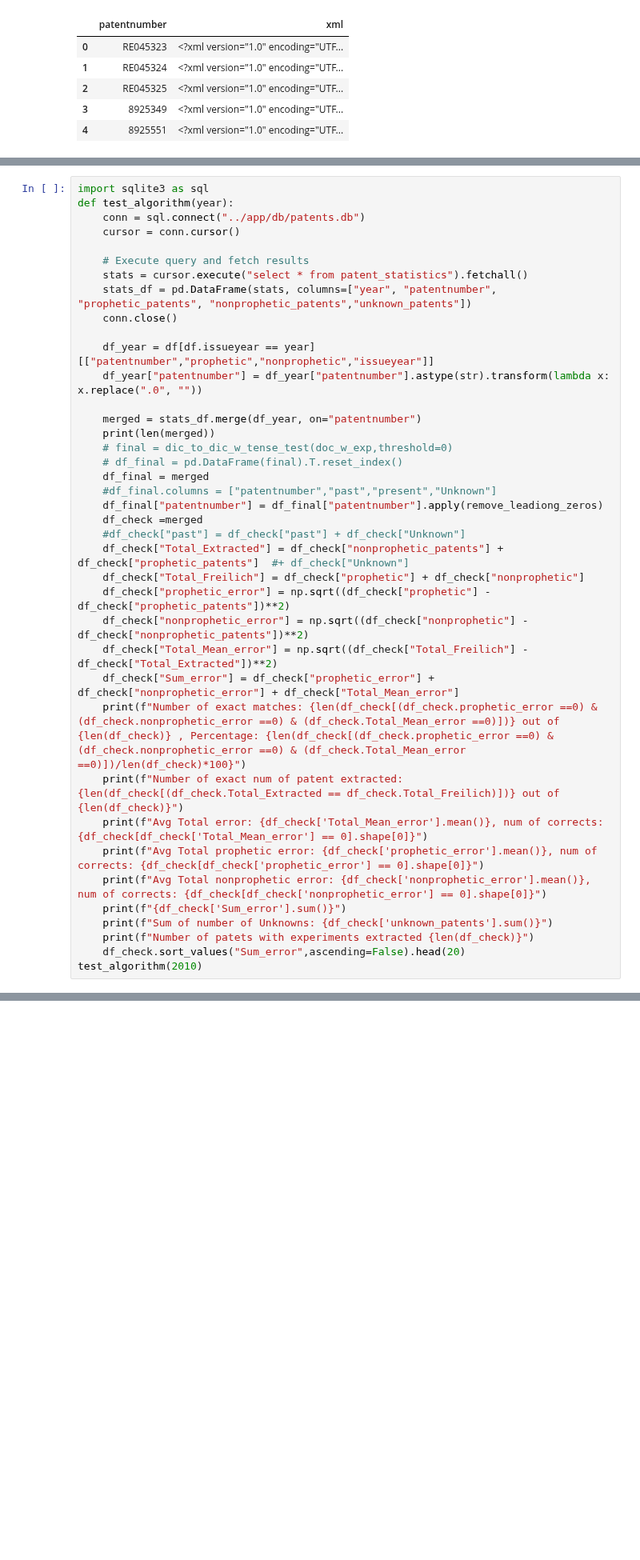
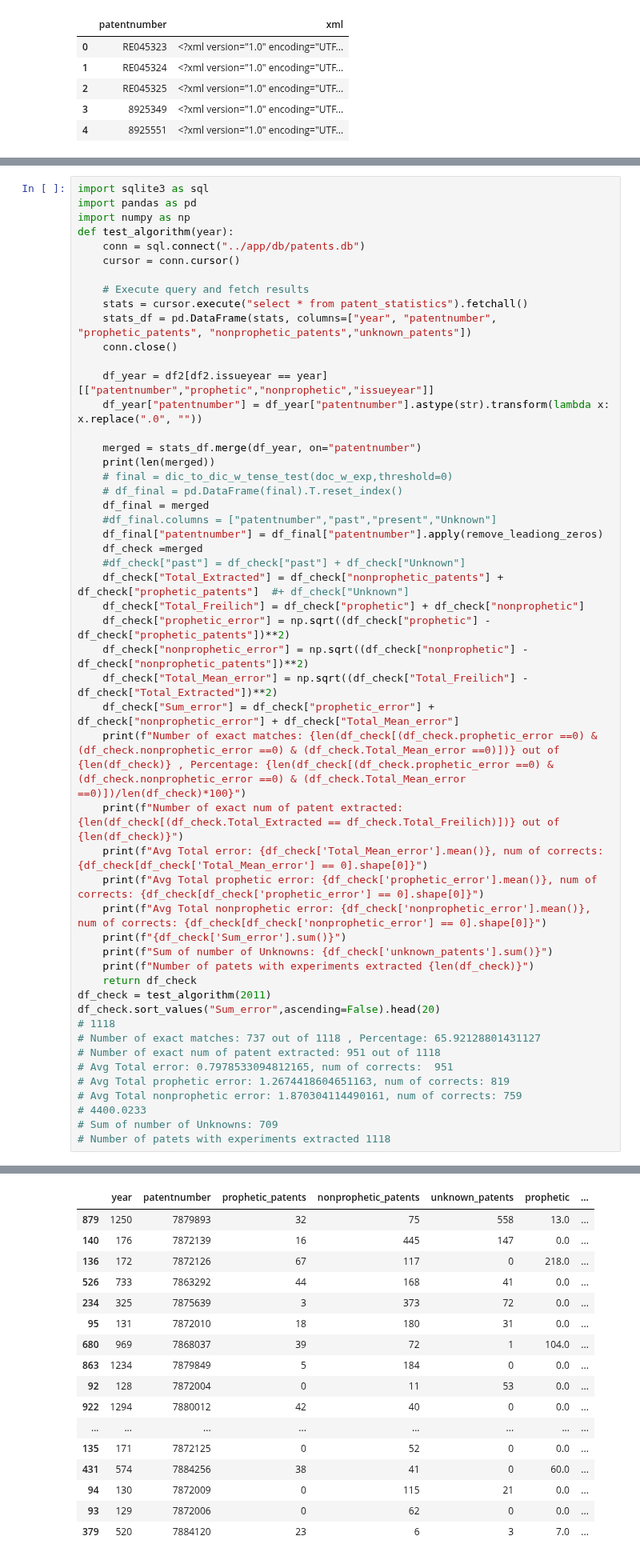
Before and after one commit to AmirMohammadiKarbalaei/prophetic_patents, a Jupyter notebook: notebooks/freilich_test_set.ipynb, the cells around one changed output, grey strips where cells are left out. Shown at 80% size. Saved outputs shown, nothing was run; the diff lists cells and outputs as text; blank space fills up the shorter version.

```diff
--- a/notebooks/freilich_test_set.ipynb
+++ b/notebooks/freilich_test_set.ipynb
@@ -83,5 +190,7 @@ df2.head()
 # %%
 import sqlite3 as sql
+import pandas as pd
+import numpy as np
 def test_algorithm(year):
     conn = sql.connect("../app/db/patents.db")
     cursor = conn.cursor()
@@ -91,7 +200,7 @@ def test_algorithm(year):
     stats_df = pd.DataFrame(stats, columns=["year", "patentnumber", "prophetic_patents", "nonprophetic_patents","unknown_patents"])
     conn.close()
 
-    df_year = df[df.issueyear == year][["patentnumber","prophetic","nonprophetic","issueyear"]]
+    df_year = df2[df2.issueyear == year][["patentnumber","prophetic","nonprophetic","issueyear"]]
     df_year["patentnumber"] = df_year["patentnumber"].astype(str).transform(lambda x: x.replace(".0", ""))
 
     merged = stats_df.merge(df_year, on="patentnumber")
@@ -117,6 +226,16 @@ def test_algorithm(year):
     print(f"{df_check['Sum_error'].sum()}")
     print(f"Sum of number of Unknowns: {df_check['unknown_patents'].sum()}")
     print(f"Number of patets with experiments extracted {len(df_check)}")
-    df_check.sort_values("Sum_error",ascending=False).head(20)
-test_algorithm(2010)
+    return df_check
+df_check = test_algorithm(2011)
+df_check.sort_values("Sum_error",ascending=False).head(20)
+# 1118
+# Number of exact matches: 737 out of 1118 , Percentage: 65.92128801431127
+# Number of exact num of patent extracted: 951 out of 1118
+# Avg Total error: 0.7978533094812165, num of corrects:  951
+# Avg Total prophetic error: 1.2674418604651163, num of corrects: 819
+# Avg Total nonprophetic error: 1.870304114490161, num of corrects: 759
+# 4400.0233
+# Sum of number of Unknowns: 709
+# Number of patets with experiments extracted 1118
 # %% [output]
@@ -132,3 +251,20 @@ Number of patets with experiments extracted 327
+|  | year | patentnumber | prophetic_patents | nonprophetic_patents | unknown_patents | prophetic | ... |
+| 879 | 1250 | 7879893 | 32 | 75 | 558 | 13.0 | ... |
+| 140 | 176 | 7872139 | 16 | 445 | 147 | 0.0 | ... |
+| 136 | 172 | 7872126 | 67 | 117 | 0 | 218.0 | ... |
+| 526 | 733 | 7863292 | 44 | 168 | 41 | 0.0 | ... |
+| 234 | 325 | 7875639 | 3 | 373 | 72 | 0.0 | ... |
+| 95 | 131 | 7872010 | 18 | 180 | 31 | 0.0 | ... |
+| 680 | 969 | 7868037 | 39 | 72 | 1 | 104.0 | ... |
+| 863 | 1234 | 7879849 | 5 | 184 | 0 | 0.0 | ... |
+| 92 | 128 | 7872004 | 0 | 11 | 53 | 0.0 | ... |
+| 922 | 1294 | 7880012 | 42 | 40 | 0 | 0.0 | ... |
+| ... | ... | ... | ... | ... | ... | ... | ... |
+| 135 | 171 | 7872125 | 0 | 52 | 0 | 0.0 | ... |
+| 431 | 574 | 7884256 | 38 | 41 | 0 | 60.0 | ... |
+| 94 | 130 | 7872009 | 0 | 115 | 21 | 0.0 | ... |
+| 93 | 129 | 7872006 | 0 | 62 | 0 | 0.0 | ... |
+| 379 | 520 | 7884120 | 23 | 6 | 3 | 7.0 | ... |
 # %%
 test_dataset = read_json("patent_xmls_2010.json")
 test_dataset_df = pd.DataFrame.from_dict(test_dataset, orient='index').reset_index()
```
Also changed, not shown: parts of 9 cells of this notebook, 7 other files.
